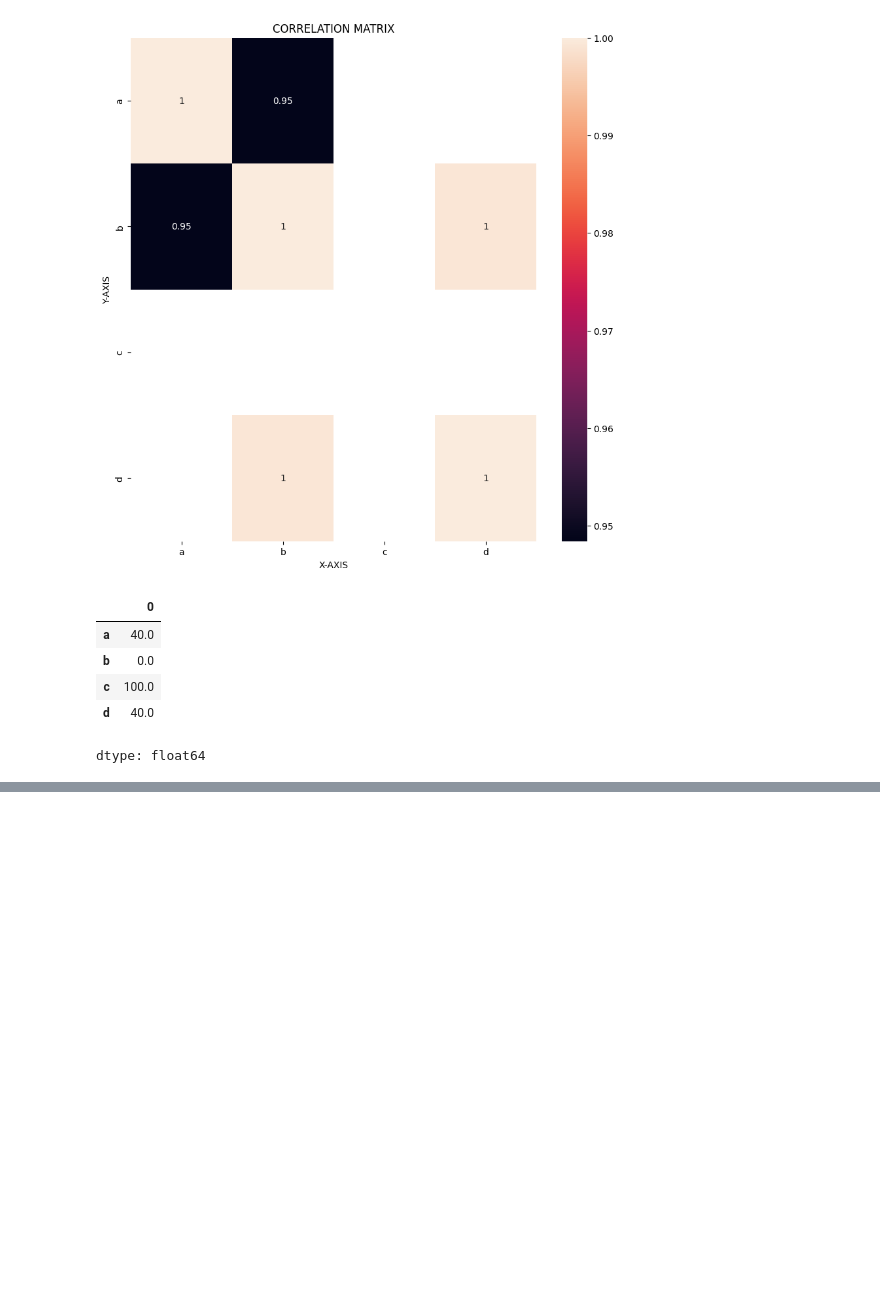
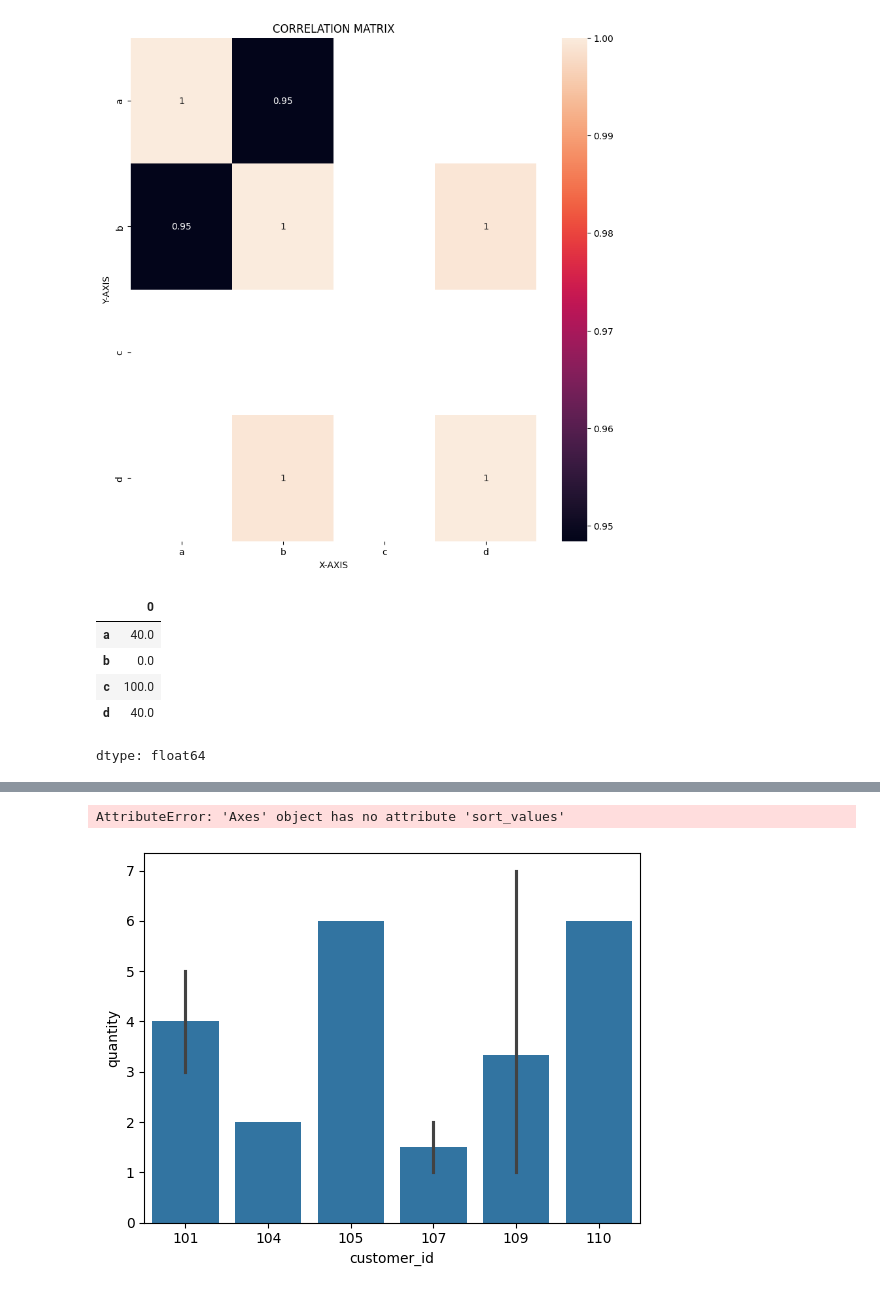
Before and after one commit to mdsamim1992hatia-cell/BMI-CAL, a Jupyter notebook: Untitled213.ipynb, the cells around one changed output, grey strips where cells are left out. Drawn from its saved outputs; the diff is of its cells as text; code cells hidden in the pictures; blank space fills up the shorter version.

```diff
--- a/Untitled213.ipynb
+++ b/Untitled213.ipynb
@@ -295,0 +414,10 @@ print(df_zero);
+# %%
+plt.figure()
+sns.barplot(x='customer_id',y='quantity',data=df).sort_values
+plt.title('CUSTOMER ID VS QUANTITY')
+plt.xlabel('CUSTOMER ID')
+plt.ylabel('QUANTITY')
+plt.show()
+# %% [output]
+AttributeError: 'Axes' object has no attribute 'sort_values'
+[figure, added]
```
Also changed, not shown: parts of 33 cells of this notebook.
